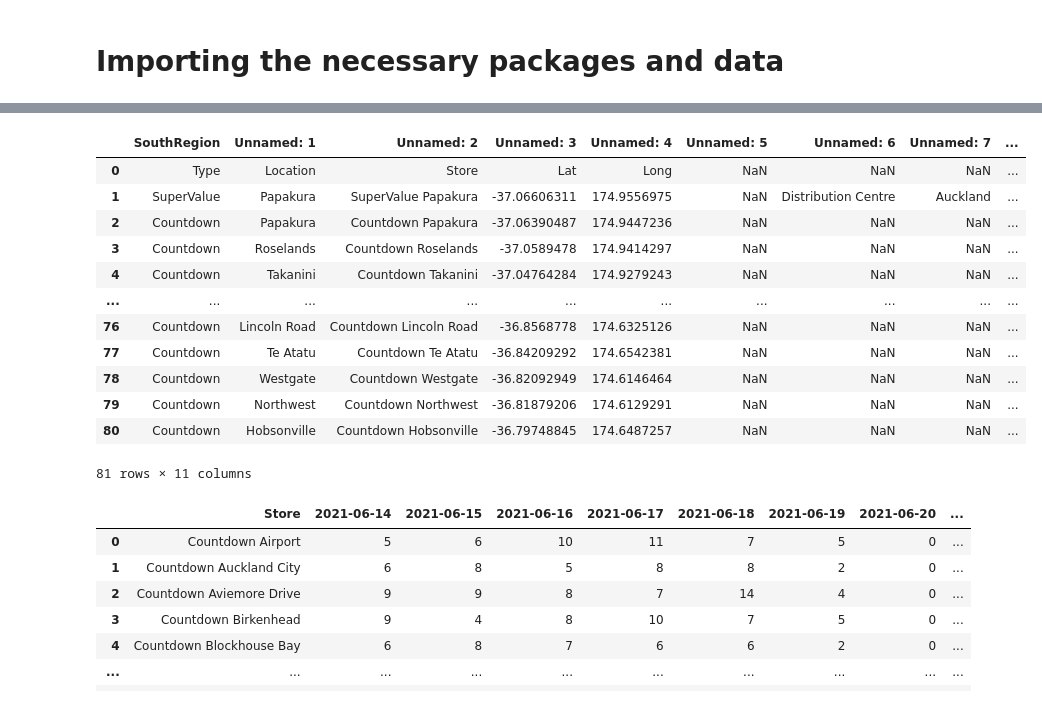
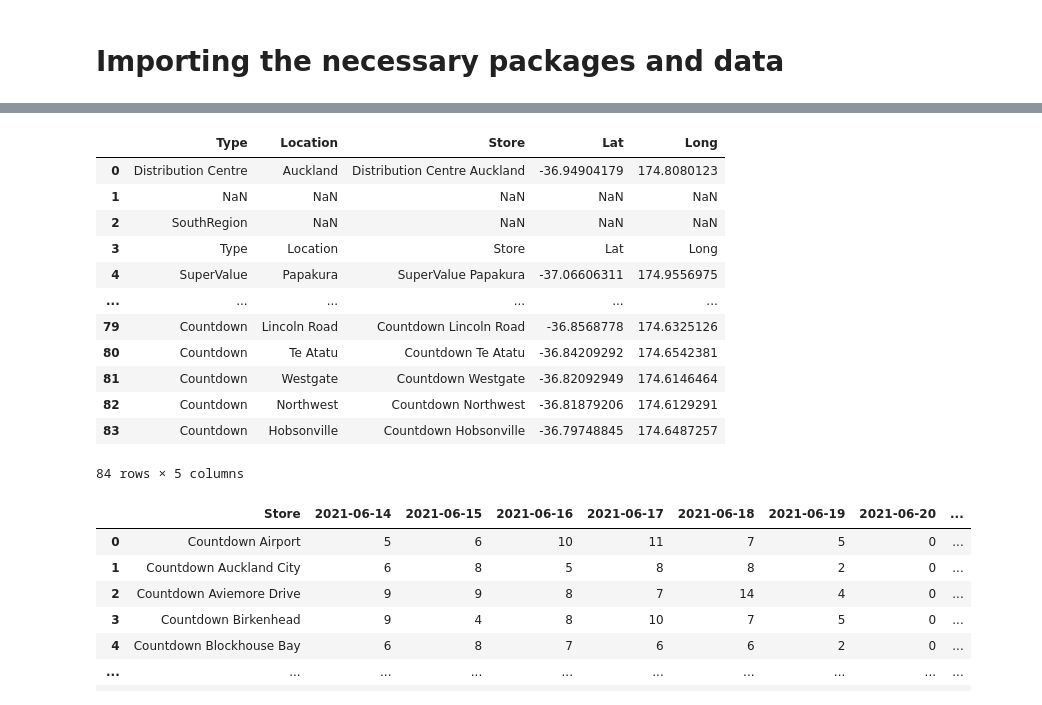
Before and after one commit to stho382/ENGSCI_Group_6_OR, a Jupyter notebook: OR_visualisations.ipynb, the cells around one changed output, grey strips where cells are left out. Cells and saved outputs as stored; diff of their text form; code cells hidden in the pictures.

Commit message:
location regions csv

```diff
--- a/OR_visualisations.ipynb
+++ b/OR_visualisations.ipynb
@@ -35,23 +35,28 @@ import folium
 # %%
 demands_df = pd.read_csv('https://raw.githubusercontent.com/stho382/ENGSCI_Group_6_OR/main/data/WoolworthsDemands.csv')
 distances_df = pd.read_csv('https://raw.githubusercontent.com/stho382/ENGSCI_Group_6_OR/main/data/WoolworthsDistances.csv')
 locations_df = pd.read_csv('https://raw.githubusercontent.com/stho382/ENGSCI_Group_6_OR/main/data/WoolworthsLocations.csv')
 travel_durations_df = pd.read_csv('https://raw.githubusercontent.com/stho382/ENGSCI_Group_6_OR/main/data/WoolworthsTravelDurations.csv')
-locations_df
+locationsSouth_df = pd.read_csv('https://raw.githubusercontent.com/stho382/ENGSCI_Group_6_OR/main/data/LocationSouthRegion.csv')
+locationsEast_df = pd.read_csv('https://raw.githubusercontent.com/stho382/ENGSCI_Group_6_OR/main/data/LocationEastRegion.csv')
+locationsNorth_df = pd.read_csv('https://raw.githubusercontent.com/stho382/ENGSCI_Group_6_OR/main/data/LocationNorthRegion.csv')
+locationsWest_df = pd.read_csv('https://raw.githubusercontent.com/stho382/ENGSCI_Group_6_OR/main/data/LocationWestRegion.csv')
+locationsCentralNorth_df = pd.read_csv('https://raw.githubusercontent.com/stho382/ENGSCI_Group_6_OR/main/data/LocationCentralNorth.csv')
+locationsCentralSouth_df = pd.read_csv('https://raw.githubusercontent.com/stho382/ENGSCI_Group_6_OR/main/data/LocationCentralSouth.csv')
 # %% [output]
-|  | SouthRegion | Unnamed: 1 | Unnamed: 2 | Unnamed: 3 | Unnamed: 4 | Unnamed: 5 | Unnamed: 6 | Unnamed: 7 | ... |
-| 0 | Type | Location | Store | Lat | Long | NaN | NaN | NaN | ... |
-| 1 | SuperValue | Papakura | SuperValue Papakura | -37.06606311 | 174.9556975 | NaN | Distribution Centre | Auckland | ... |
-| 2 | Countdown | Papakura | Countdown Papakura | -37.06390487 | 174.9447236 | NaN | NaN | NaN | ... |
-| 3 | Countdown | Roselands | Countdown Roselands | -37.0589478 | 174.9414297 | NaN | NaN | NaN | ... |
-| 4 | Countdown | Takanini | Countdown Takanini | -37.04764284 | 174.9279243 | NaN | NaN | NaN | ... |
-| ... | ... | ... | ... | ... | ... | ... | ... | ... | ... |
-| 76 | Countdown | Lincoln Road | Countdown Lincoln Road | -36.8568778 | 174.6325126 | NaN | NaN | NaN | ... |
-| 77 | Countdown | Te Atatu | Countdown Te Atatu | -36.84209292 | 174.6542381 | NaN | NaN | NaN | ... |
-| 78 | Countdown | Westgate | Countdown Westgate | -36.82092949 | 174.6146464 | NaN | NaN | NaN | ... |
-| 79 | Countdown | Northwest | Countdown Northwest | -36.81879206 | 174.6129291 | NaN | NaN | NaN | ... |
-| 80 | Countdown | Hobsonville | Countdown Hobsonville | -36.79748845 | 174.6487257 | NaN | NaN | NaN | ... |
+|  | Type | Location | Store | Lat | Long |
+| 0 | Distribution Centre | Auckland | Distribution Centre Auckland | -36.94904179 | 174.8080123 |
+| 1 | NaN | NaN | NaN | NaN | NaN |
+| 2 | SouthRegion | NaN | NaN | NaN | NaN |
+| 3 | Type | Location | Store | Lat | Long |
+| 4 | SuperValue | Papakura | SuperValue Papakura | -37.06606311 | 174.9556975 |
+| ... | ... | ... | ... | ... | ... |
+| 79 | Countdown | Lincoln Road | Countdown Lincoln Road | -36.8568778 | 174.6325126 |
+| 80 | Countdown | Te Atatu | Countdown Te Atatu | -36.84209292 | 174.6542381 |
+| 81 | Countdown | Westgate | Countdown Westgate | -36.82092949 | 174.6146464 |
+| 82 | Countdown | Northwest | Countdown Northwest | -36.81879206 | 174.6129291 |
+| 83 | Countdown | Hobsonville | Countdown Hobsonville | -36.79748845 | 174.6487257 |
-81 rows × 11 columns
+84 rows × 5 columns
 # %%
 demands_df
 # %% [output]
```
Also changed, not shown: parts of 6 cells of this notebook, 8 other files.
